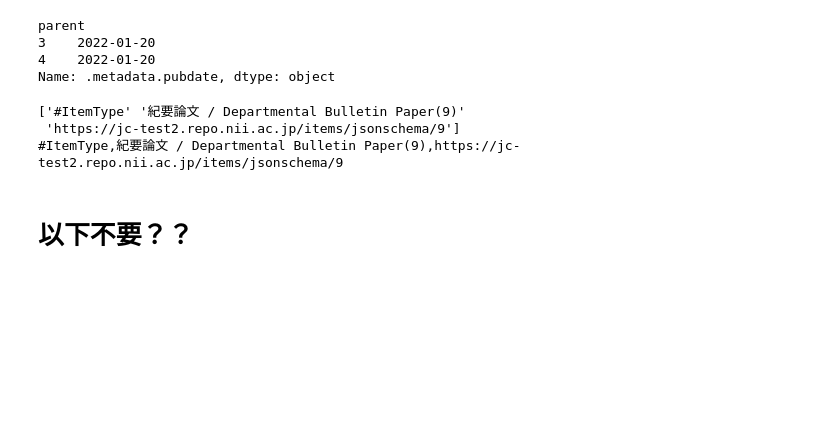
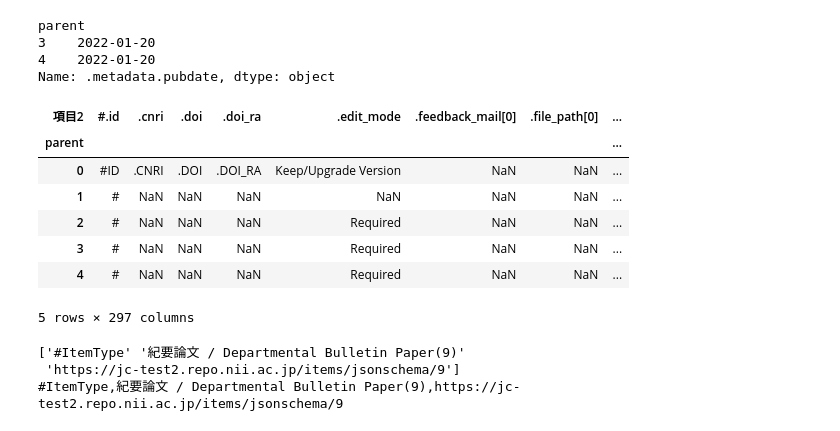
Before and after one commit to wonox/weko3importfile, a Jupyter notebook: excel2tsv_v2.ipynb, the cells around one changed output. Saved outputs shown, nothing was run; the diff lists cells and outputs as text; code cells hidden in the pictures; blank space fills up the shorter version.

```diff
--- a/excel2tsv_v2.ipynb
+++ b/excel2tsv_v2.ipynb
@@ -147,7 +163,8 @@ data_body4
 5 rows × 578 columns
 # %%
 # --KESSON-- の削除
-import numpy as np
-data_body5 = data_body4.replace('--KESSON--', np.nan)
-# np.nan で 数値がfloatに変換されてしまう・・・
+# import numpy as np
+# data_body5 = data_body4.replace('--KESSON--', np.nan)
+# np.nan だと 数値がfloatに変換されてしまう・・・
+data_body5 = data_body4.replace('--KESSON--', None)
 # %%
@@ -179,6 +204,17 @@ parent
 3    2022-01-20
 4    2022-01-20
 Name: .metadata.pubdate, dtype: object
+# %%
+data_body6
+# %% [output]
+| 項目2 | #.id | .cnri | .doi | .doi_ra | .edit_mode | .feedback_mail[0] | .file_path[0] | ... |
+| parent |  |  |  |  |  |  |  | ... |
+| 0 | #ID | .CNRI | .DOI | .DOI_RA | Keep/Upgrade Version | NaN | NaN | ... |
+| 1 | # | NaN | NaN | NaN | NaN | NaN | NaN | ... |
+| 2 | # | NaN | NaN | NaN | Required | NaN | NaN | ... |
+| 3 | # | NaN | NaN | NaN | Required | NaN | NaN | ... |
+| 4 | # | NaN | NaN | NaN | Required | NaN | NaN | ... |
+5 rows × 297 columns
 # %%
 
 # CSV(エクセル)に出力
@@ -203,5 +239,3 @@ with open("pandas_to_excel.csv", "r", encoding="utf-8") as f:
 with open("pandas_to_excel.csv", "w", encoding="utf-8_sig") as f:
     f.write(first_line + '\n')
     f.write(original_data)
-# %% [markdown]
-# 以下不要？？
```
Also changed, not shown: parts of 11 cells of this notebook, 5 other files.
